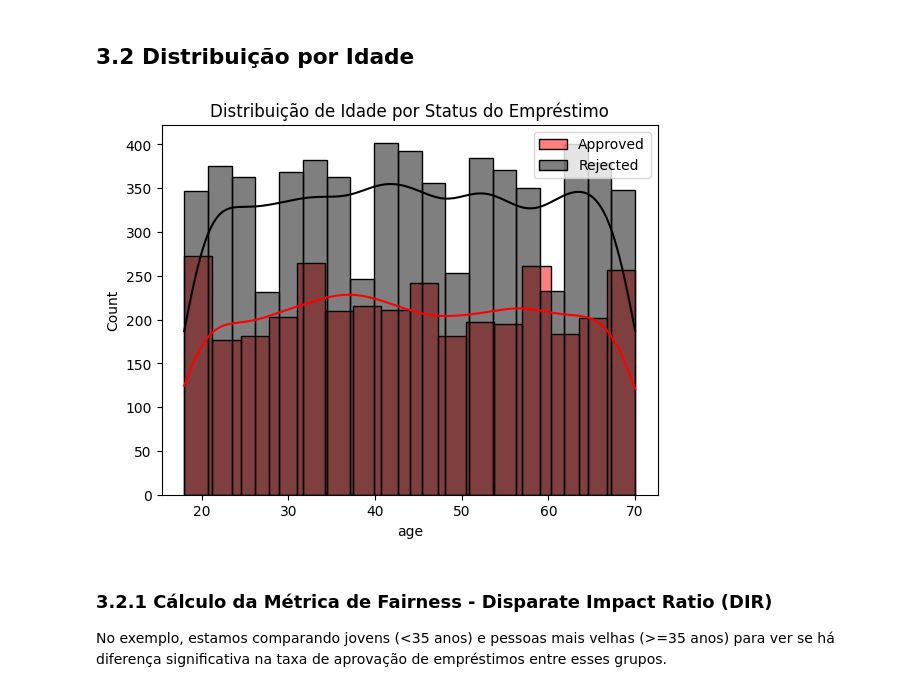
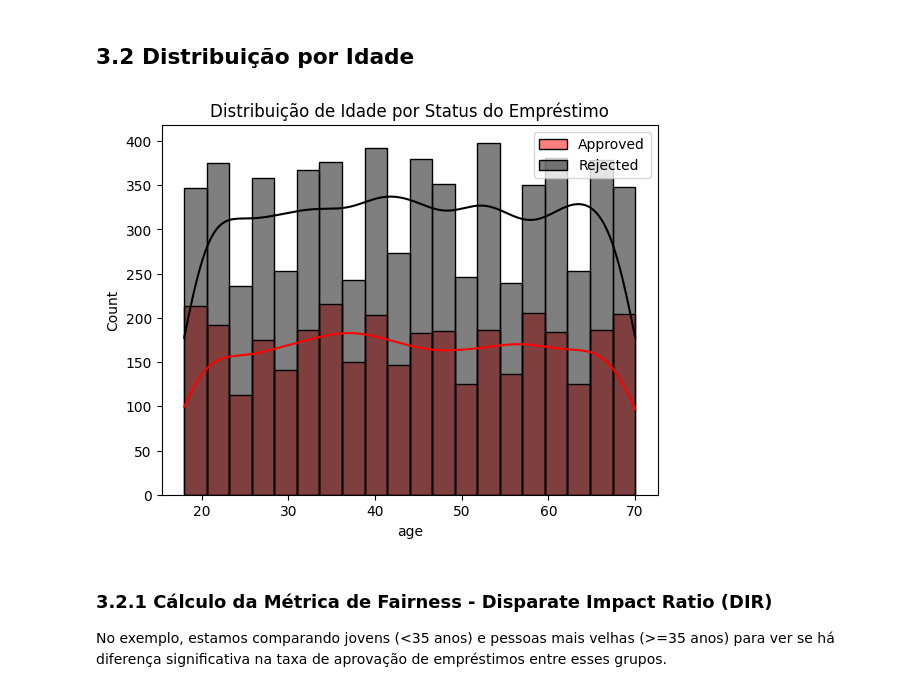
Before and after one commit to jef-santos/9DTSR, a Jupyter notebook: Feature Engineering/FIAP-Feature-Engineering-main/aula-4-selecao-de-features-e-etica/exercicio-aula-4-resolvido.ipynb, the cells around one changed output. Drawn from its saved outputs; the diff is of its cells as text; code cells hidden in the pictures.

```diff
--- a/Feature Engineering/FIAP-Feature-Engineering-main/aula-4-selecao-de-features-e-etica/exercicio-aula-4-resolvido.ipynb
+++ b/Feature Engineering/FIAP-Feature-Engineering-main/aula-4-selecao-de-features-e-etica/exercicio-aula-4-resolvido.ipynb
@@ -154,13 +154,13 @@ Disparate Impact Ratio (DIR) para Gênero: 0.47
 # %% [markdown]
 ## 3.2 Distribuição por Idade
 # %%
-sns.histplot(df[df['loan_status'] == 'Approved']['age'], color='red', kde=True, label='Approved')
-sns.histplot(df[df['loan_status'] == 'Rejected']['age'], color='black', kde=True, label='Rejected')
+sns.histplot(df[df['loan_status'] == 'Approved']['age'], color='red', kde=True, label='Approved',bins=20)
+sns.histplot(df[df['loan_status'] == 'Rejected']['age'], color='black', kde=True, label='Rejected',bins=20)
 plt.title('Distribuição de Idade por Status do Empréstimo')
 plt.legend()
 plt.show()
 # %% [output]
-[figure, old version]
+[figure, new version]
 # %% [markdown]
 ### 3.2.1 Cálculo da Métrica de Fairness - Disparate Impact Ratio (DIR)
 
```
Also changed, not shown: parts of 3 cells of this notebook, 2 other files.
